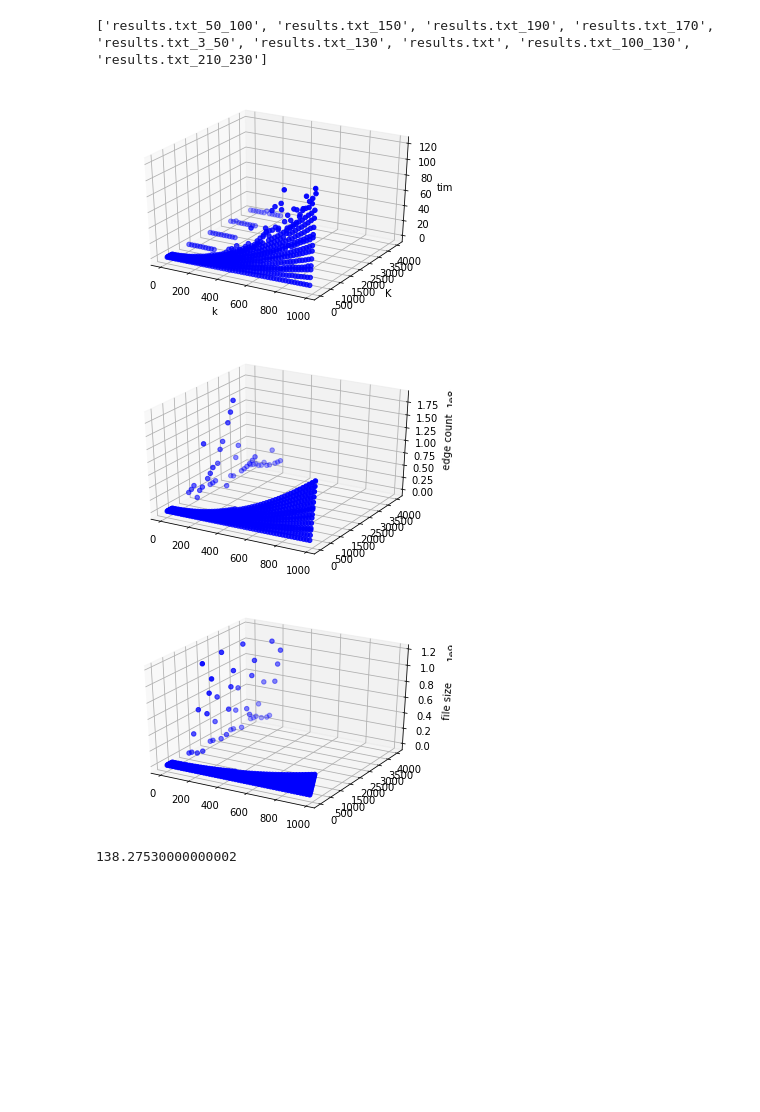
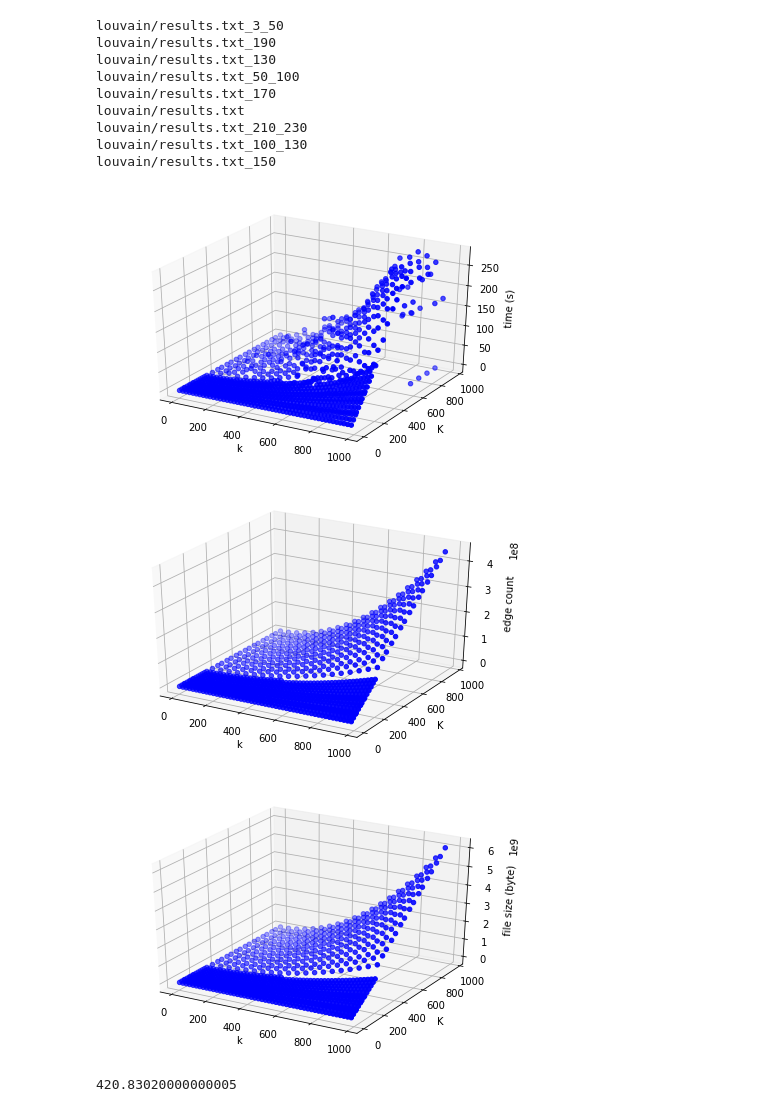
Before and after one commit to cpcdoy/Very-Large-Graph, a Jupyter notebook: Community.ipynb, the cells around one changed output. Drawn from its saved outputs; the diff is of its cells as text; code cells hidden in the pictures; blank space fills up the shorter version.

Commit message:
Add: report in PDF + Update: the results.txt and notebook with latest benchmark results

```diff
--- a/Community.ipynb
+++ b/Community.ipynb
@@ -3,11 +3,9 @@ import sys, string, os, time, re
 from mpl_toolkits.mplot3d import Axes3D
 import matplotlib.pyplot as plt
 
-r = [f for f in os.listdir('louvain') if re.match(r'results.txt[0-9_]*', f)]
+r = [f for f in os.listdir('louvain') if re.match(r'results.txt', f)]
 
 start_time = time.time()
-
-print(r)
 
 x = []
 y = []
@@ -20,6 +18,8 @@ for res in r:
     f = open(res, 'r')
     data = f.read().splitlines()
 
+    print(res)
+
     for i in range(len(data)):
         line = data[i].split()
         x.append(float(line[0]))
@@ -29,41 +29,56 @@ for res in r:
         if (len(line) > 4):
             s.append(float(line[4]))
         else:
-            s.append(float(line[0]) * (float(line[0]) - 1) * float(line[1]))
+            s.append(float(line[0]) * (float(line[0]) - 1) * float(line[1]) * 6)
 # %% [output]
-['results.txt_50_100', 'results.txt_150', 'results.txt_190', 'results.txt_170', 'results.txt_3_50', 'results.txt_130', 'results.txt', 'results.txt_100_130', 'results.txt_210_230']
+louvain/results.txt_3_50
+louvain/results.txt_190
+louvain/results.txt_130
+louvain/results.txt_50_100
+louvain/results.txt_170
+louvain/results.txt
+louvain/results.txt_210_230
+louvain/results.txt_100_130
+louvain/results.txt_150
 # %%
 fig = plt.figure()
 ax = fig.add_subplot(111, projection='3d')
 
 ax.scatter(x, y, z, c='b', marker='o')
 
 ax.set_xlabel('k')
 ax.set_ylabel('K')
-ax.set_zlabel('time')
+ax.set_zlabel('time (s)')
 
+plt.tight_layout()
 plt.show()
 
 fig = plt.figure()
 ax = fig.add_subplot(111, projection='3d')
 
 ax.scatter(x, y, w, c='b', marker='o')
+ax.set_xlabel('k')
+ax.set_ylabel('K')
 ax.set_zlabel('edge count')
+plt.tight_layout()
 plt.show()
 
 fig = plt.figure()
 ax = fig.add_subplot(111, projection='3d')
 
 ax.scatter(x, y, s, c='b', marker='o')
-ax.set_zlabel('file size')
+ax.set_xlabel('k')
+ax.set_ylabel('K')
+ax.set_zlabel('file size (byte)')
+plt.tight_layout()
 plt.show()
 # %% [output]
-[figure, old version]
+[figure, new version]
-[figure, old version]
+[figure, new version]
-[figure, old version]
+[figure, new version]
 # %%
 import numpy as np
 
 np.sum(z) / 100
 # %% [output]
-138.27530000000002
+420.83020000000005
```
Also changed, not shown: 3 other files.
